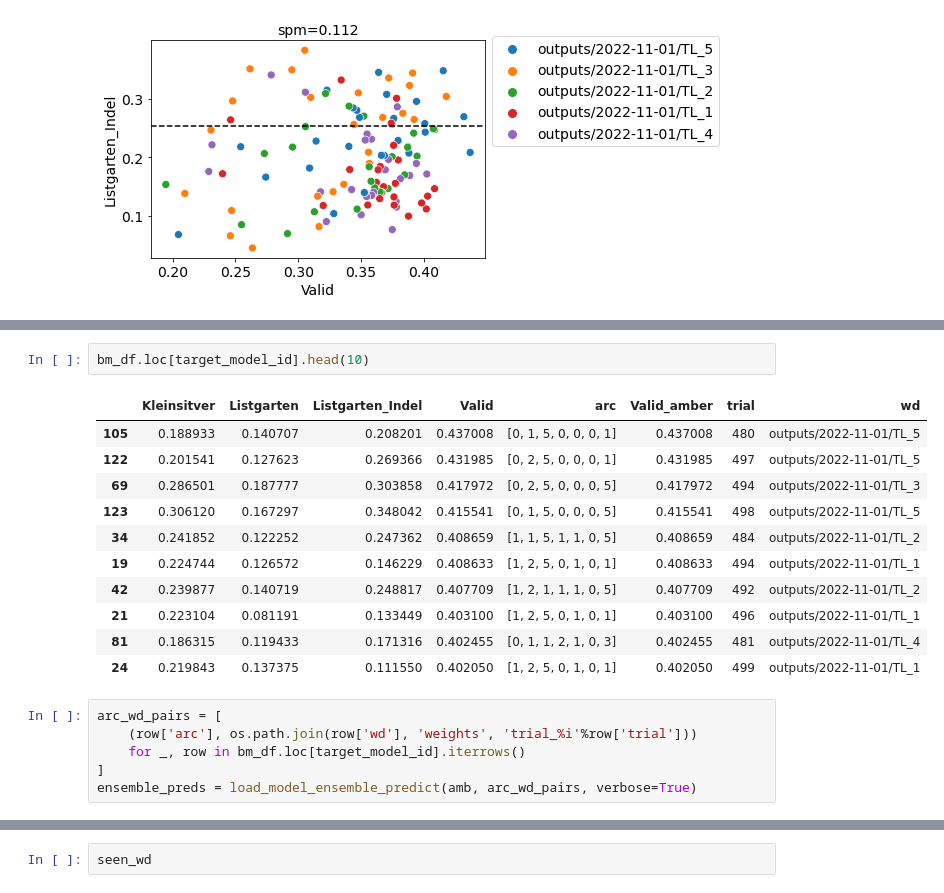
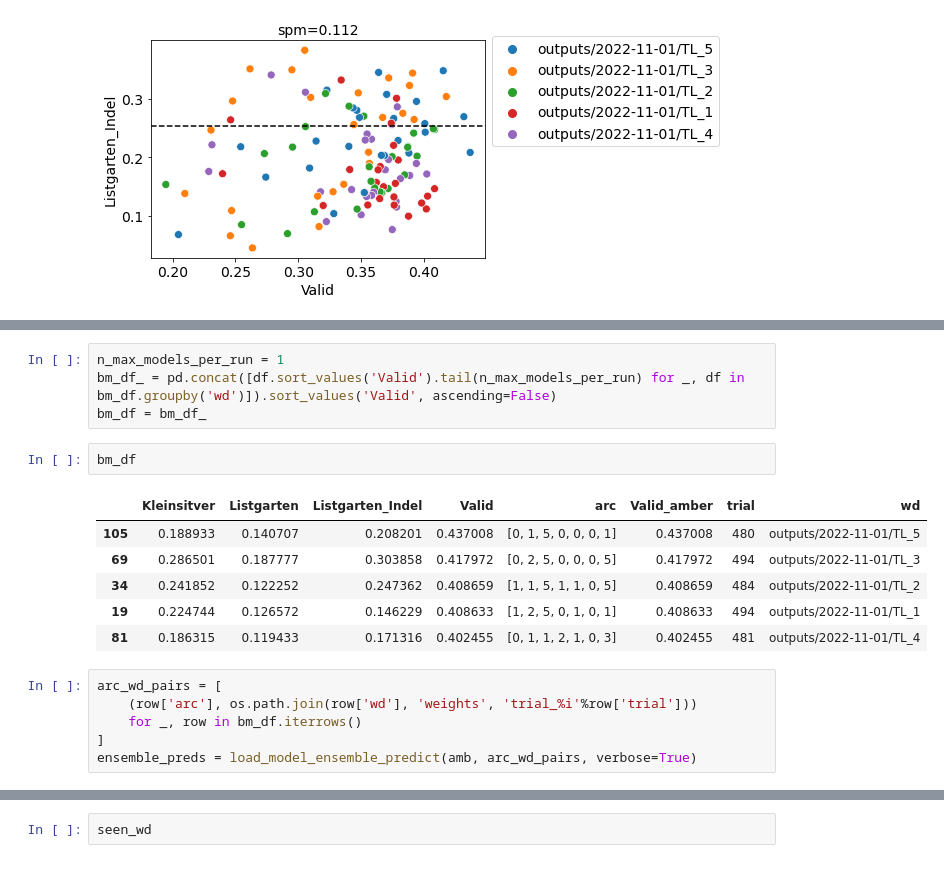
Before and after one commit to zj-zhang/Elektrum, a Jupyter notebook: notebooks/11-TL_model_analysis-Valid_v_Test.ipynb, the cells around one changed output, grey strips where cells are left out. Drawn from its saved outputs; the diff is of its cells as text.

```diff
--- a/notebooks/11-TL_model_analysis-Valid_v_Test.ipynb
+++ b/notebooks/11-TL_model_analysis-Valid_v_Test.ipynb
@@ -281,21 +193,20 @@ break due to max models
+# %%
+n_max_models_per_run = 1
+bm_df_ = pd.concat([df.sort_values('Valid').tail(n_max_models_per_run) for _, df in bm_df.groupby('wd')]).sort_values('Valid', ascending=False)
+bm_df = bm_df_
 # %%
-bm_df.loc[target_model_id].head(10)
+bm_df
 # %% [output]
 |  | Kleinsitver | Listgarten | Listgarten_Indel | Valid | arc | Valid_amber | trial | wd |
 | 105 | 0.188933 | 0.140707 | 0.208201 | 0.437008 | [0, 1, 5, 0, 0, 0, 1] | 0.437008 | 480 | outputs/2022-11-01/TL_5 |
-| 122 | 0.201541 | 0.127623 | 0.269366 | 0.431985 | [0, 2, 5, 0, 0, 0, 1] | 0.431985 | 497 | outputs/2022-11-01/TL_5 |
 | 69 | 0.286501 | 0.187777 | 0.303858 | 0.417972 | [0, 2, 5, 0, 0, 0, 5] | 0.417972 | 494 | outputs/2022-11-01/TL_3 |
-| 123 | 0.306120 | 0.167297 | 0.348042 | 0.415541 | [0, 1, 5, 0, 0, 0, 5] | 0.415541 | 498 | outputs/2022-11-01/TL_5 |
 | 34 | 0.241852 | 0.122252 | 0.247362 | 0.408659 | [1, 1, 5, 1, 1, 0, 5] | 0.408659 | 484 | outputs/2022-11-01/TL_2 |
 | 19 | 0.224744 | 0.126572 | 0.146229 | 0.408633 | [1, 2, 5, 0, 1, 0, 1] | 0.408633 | 494 | outputs/2022-11-01/TL_1 |
-| 42 | 0.239877 | 0.140719 | 0.248817 | 0.407709 | [1, 2, 1, 1, 1, 0, 5] | 0.407709 | 492 | outputs/2022-11-01/TL_2 |
-| 21 | 0.223104 | 0.081191 | 0.133449 | 0.403100 | [1, 2, 5, 0, 1, 0, 1] | 0.403100 | 496 | outputs/2022-11-01/TL_1 |
 | 81 | 0.186315 | 0.119433 | 0.171316 | 0.402455 | [0, 1, 1, 2, 1, 0, 3] | 0.402455 | 481 | outputs/2022-11-01/TL_4 |
-| 24 | 0.219843 | 0.137375 | 0.111550 | 0.402050 | [1, 2, 5, 0, 1, 0, 1] | 0.402050 | 499 | outputs/2022-11-01/TL_1 |
 # %%
 arc_wd_pairs = [
     (row['arc'], os.path.join(row['wd'], 'weights', 'trial_%i'%row['trial']))
-    for _, row in bm_df.loc[target_model_id].iterrows()
+    for _, row in bm_df.iterrows()
 ]
 ensemble_preds = load_model_ensemble_predict(amb, arc_wd_pairs, verbose=True)
 # %%
```
Also changed, not shown: parts of 8 cells of this notebook.
